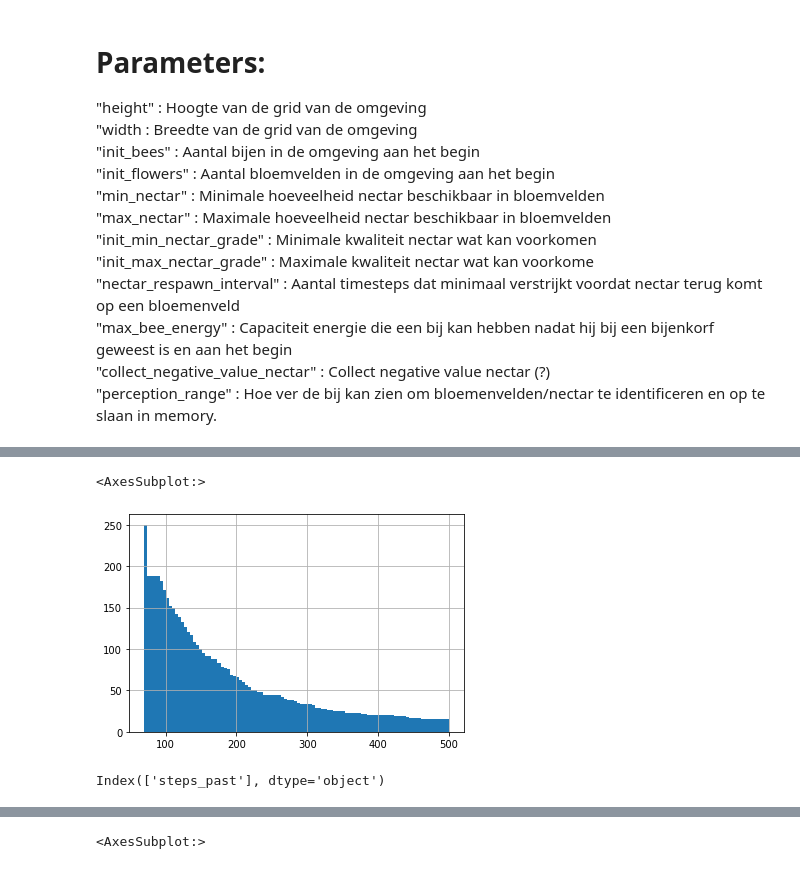
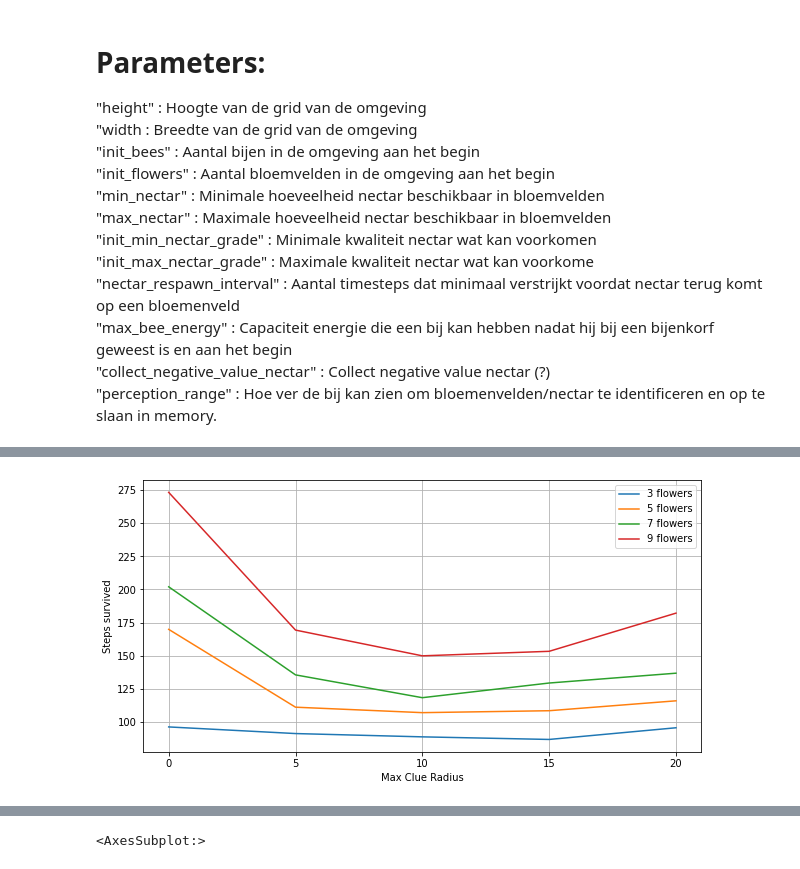
Before and after one commit to SwagLag/EcologicalPyramidChallenge, a Jupyter notebook: Dance of the bees Batchrunner Data.ipynb, the cells around one changed output, grey strips where cells are left out. Saved outputs shown, nothing was run; the diff lists cells and outputs as text; code cells hidden in the pictures.

```diff
--- a/Dance of the bees Batchrunner Data.ipynb
+++ b/Dance of the bees Batchrunner Data.ipynb
@@ -119,9 +100,0 @@ plt.show()
-# %%
-df.loc[df['init_flowers'] == 9]['steps_past'].hist(bins=100, cumulative=-1)
-# %% [output]
-<AxesSubplot:>
-[figure, removed]
-# %%
-df.columns
-# %% [output]
-Index(['steps_past'], dtype='object')
@@ -127,0 +103,14 @@ Index(['steps_past'], dtype='object')
+# %%
+fig = plt.figure(figsize=[10,5])
+for x in variable_params['init_flowers']:
+    data = df.loc[df['init_flowers'] == x].groupby('max_clue_radius').mean().drop('init_flowers',axis=1)
+    plt.plot(data, label=f'{x} flowers')
+
+plt.grid()
+plt.xticks(variable_params['max_clue_radius'])
+plt.legend()
+plt.xlabel('Max Clue Radius')
+plt.ylabel('Steps survived')
+plt.show()
+# %% [output]
+[figure, added]
```
Also changed, not shown: parts of 7 cells of this notebook.
